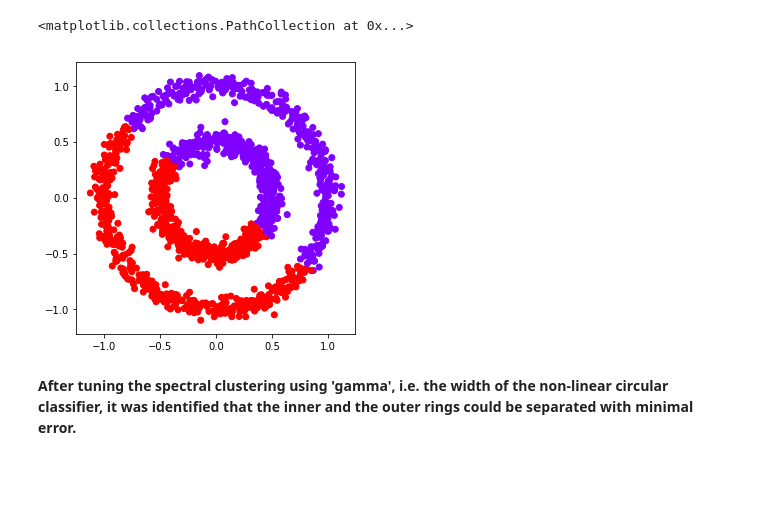
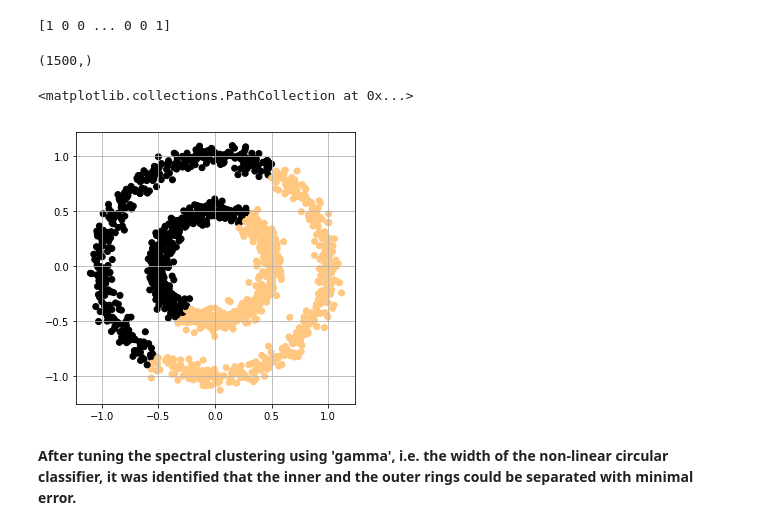
Before and after one commit to likarajo/PCA_Spectral_Clustering, a Jupyter notebook: sc.ipynb, the cells around one changed output. Cells and saved outputs as stored; diff of their text form; code cells hidden in the pictures; blank space fills up the shorter version.

```diff
--- a/sc.ipynb
+++ b/sc.ipynb
@@ -30,0 +30,8 @@ def similarity_matrix(x, gamma):
+# %%
+print(y) # class labels
+# %% [output]
+[1 0 0 ... 0 0 1]
+# %%
+print(y.shape)
+# %% [output]
+(1500,)
@@ -52,8 +64,12 @@ def spectral_clustering(x, k, gamma=1):
 # %%
+kmeans = KMeans(n_clusters=2).fit(x)
+cluster_centers = kmeans.cluster_centers_
+labels = kmeans.labels_
 plt.figure(figsize=(5,5))
-plt.scatter(x[:,0],x[:,1], c=KMeans(n_clusters=2).fit(x).labels_, cmap='rainbow')
+plt.grid()
+plt.scatter(x[:,0],x[:,1], c=labels, cmap='copper')
 # %% [output]
 <matplotlib.collections.PathCollection at 0x...>
-[figure, old version]
+[figure, new version]
 # %% [markdown]
 **After tuning the spectral clustering using 'gamma', i.e. the width of the non-linear circular classifier, it was identified that the inner and the outer rings could be separated with minimal error.**
```
Also changed, not shown: parts of 20 cells of this notebook, 2 other files.
